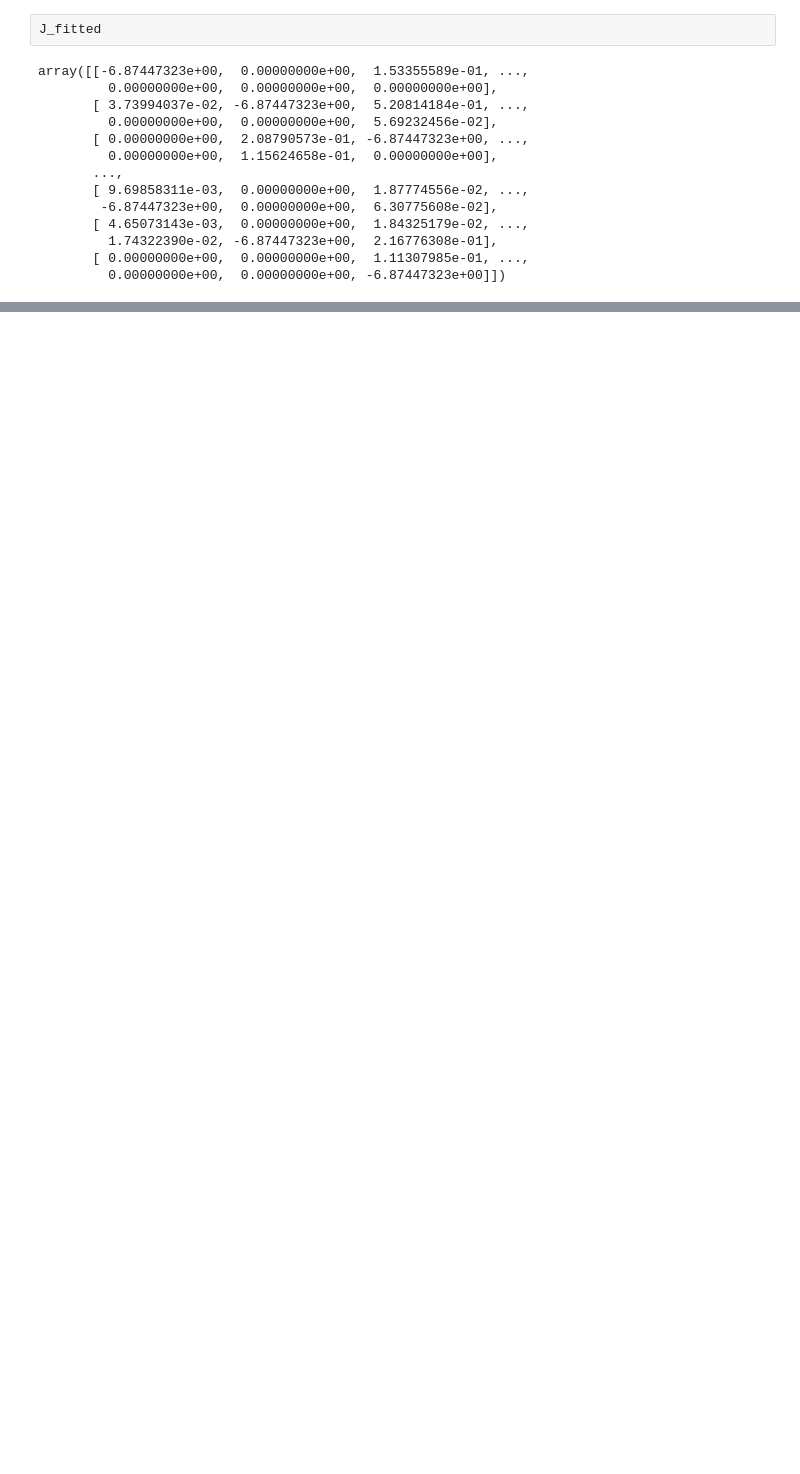
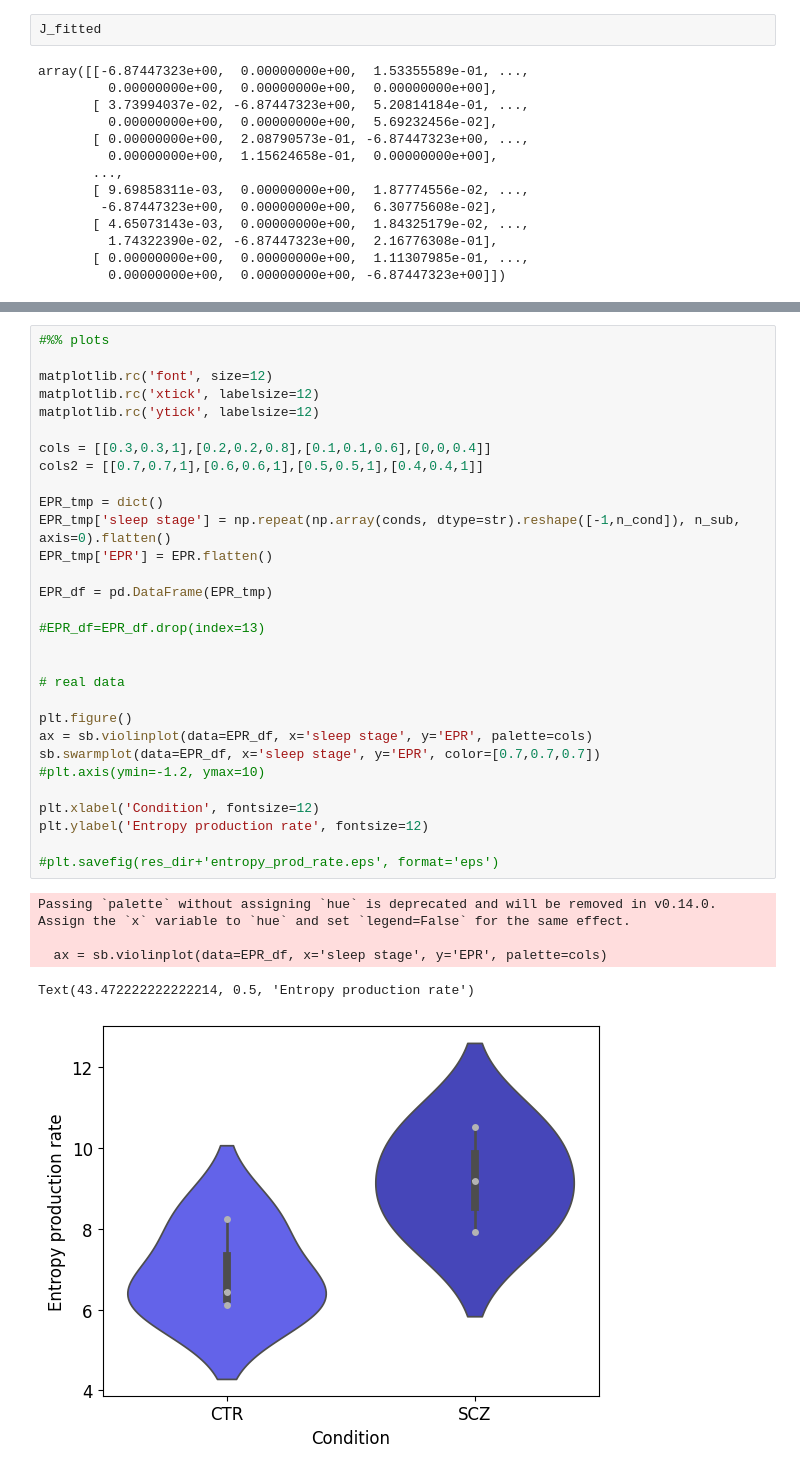
Before and after one commit to brucsk/MOU_scripts, a Jupyter notebook: test_notebook.ipynb, the cells around one changed output, grey strips where cells are left out. Cells and saved outputs as stored; diff of their text form; blank space fills up the shorter version.

```diff
--- a/test_notebook.ipynb
+++ b/test_notebook.ipynb
@@ -718,0 +1409,36 @@ array([[-6.87447323e+00,  0.00000000e+00,  1.53355589e-01, ...,
+# %%
+#%% plots
+
+matplotlib.rc('font', size=12)
+matplotlib.rc('xtick', labelsize=12)
+matplotlib.rc('ytick', labelsize=12)
+
+cols = [[0.3,0.3,1],[0.2,0.2,0.8],[0.1,0.1,0.6],[0,0,0.4]]
+cols2 = [[0.7,0.7,1],[0.6,0.6,1],[0.5,0.5,1],[0.4,0.4,1]]
+
+EPR_tmp = dict()
+EPR_tmp['sleep stage'] = np.repeat(np.array(conds, dtype=str).reshape([-1,n_cond]), n_sub, axis=0).flatten()
+EPR_tmp['EPR'] = EPR.flatten()
+
+EPR_df = pd.DataFrame(EPR_tmp)
+
+#EPR_df=EPR_df.drop(index=13)
+
+
+# real data
+
+plt.figure()
+ax = sb.violinplot(data=EPR_df, x='sleep stage', y='EPR', palette=cols)
+sb.swarmplot(data=EPR_df, x='sleep stage', y='EPR', color=[0.7,0.7,0.7])
+#plt.axis(ymin=-1.2, ymax=10)
+
+plt.xlabel('Condition', fontsize=12)
+plt.ylabel('Entropy production rate', fontsize=12)
+
+#plt.savefig(res_dir+'entropy_prod_rate.eps', format='eps')
+# %% [output]
+Passing `palette` without assigning `hue` is deprecated and will be removed in v0.14.0. Assign the `x` variable to `hue` and set `legend=False` for the same effect.
+
+  ax = sb.violinplot(data=EPR_df, x='sleep stage', y='EPR', palette=cols)
+Text(43.472222222222214, 0.5, 'Entropy production rate')
+[figure, added]
```
Also changed, not shown: parts of 30 cells of this notebook.
